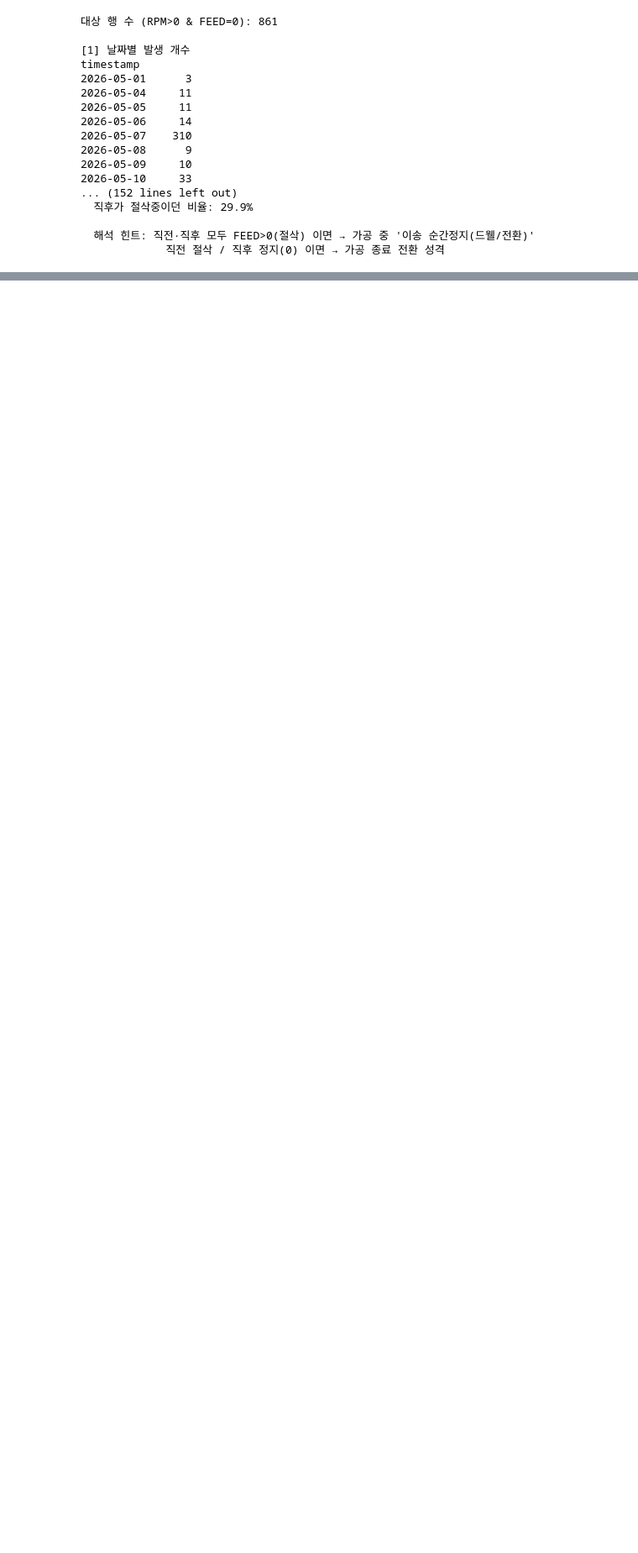
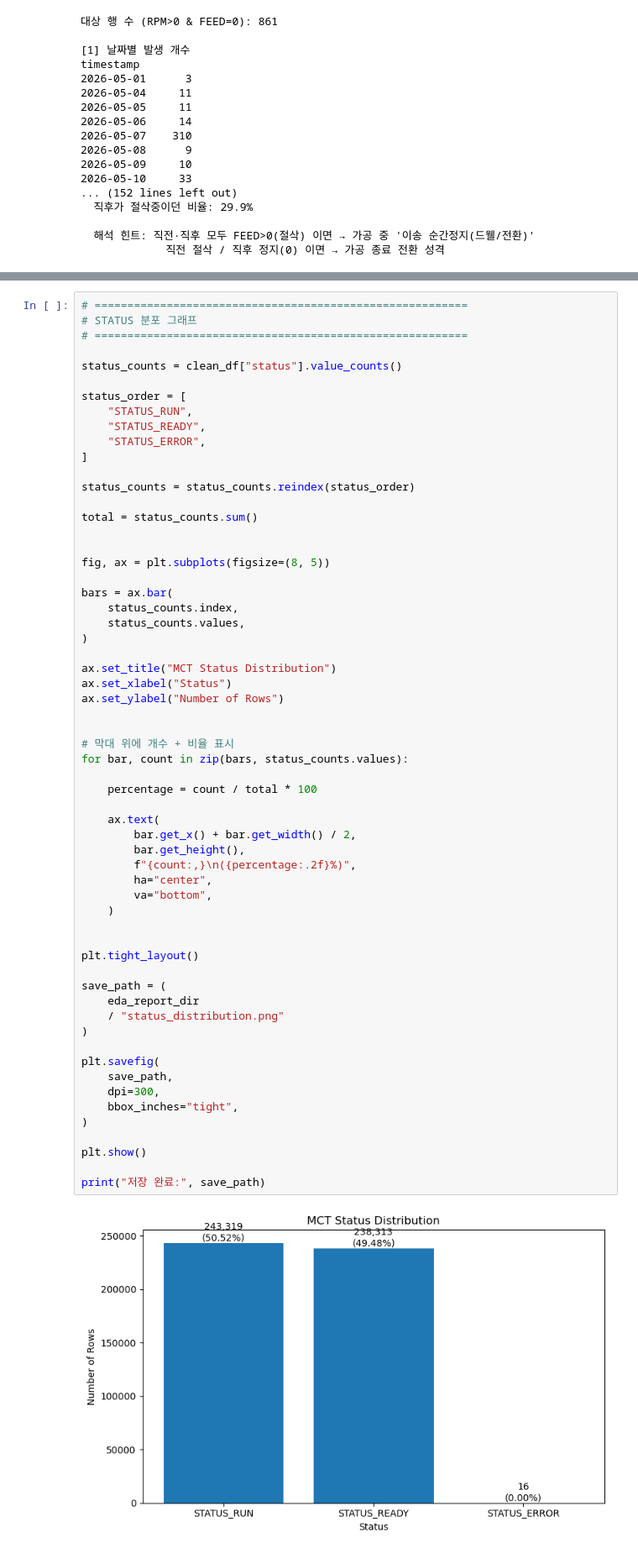
Before and after one commit to laon2373/MCT-Data-Preprocessing, a Jupyter notebook: notebooks/model_eda.ipynb, the cells around one changed output, grey strips where cells are left out. Shown at 84% size. Saved outputs shown, nothing was run; the diff lists cells and outputs as text; blank space fills up the shorter version.

```diff
--- a/notebooks/model_eda.ipynb
+++ b/notebooks/model_eda.ipynb
@@ -891,0 +924,62 @@ timestamp
+# %%
+# =========================================================
+# STATUS 분포 그래프
+# =========================================================
+
+status_counts = clean_df["status"].value_counts()
+
+status_order = [
+    "STATUS_RUN",
+    "STATUS_READY",
+    "STATUS_ERROR",
+]
+
+status_counts = status_counts.reindex(status_order)
+
+total = status_counts.sum()
+
+
+fig, ax = plt.subplots(figsize=(8, 5))
+
+bars = ax.bar(
+    status_counts.index,
+    status_counts.values,
+)
+
+ax.set_title("MCT Status Distribution")
+ax.set_xlabel("Status")
+ax.set_ylabel("Number of Rows")
+
+
+# 막대 위에 개수 + 비율 표시
+for bar, count in zip(bars, status_counts.values):
+
+    percentage = count / total * 100
+
+    ax.text(
+        bar.get_x() + bar.get_width() / 2,
+        bar.get_height(),
+        f"{count:,}\n({percentage:.2f}%)",
+        ha="center",
+        va="bottom",
+    )
+
+
+plt.tight_layout()
+
+save_path = (
+    eda_report_dir
+    / "status_distribution.png"
+)
+
+plt.savefig(
+    save_path,
+    dpi=300,
+    bbox_inches="tight",
+)
+
+plt.show()
+
+print("저장 완료:", save_path)
+# %% [output]
+[figure, added]
```
Also changed, not shown: parts of 8 cells of this notebook, 31 other files.
